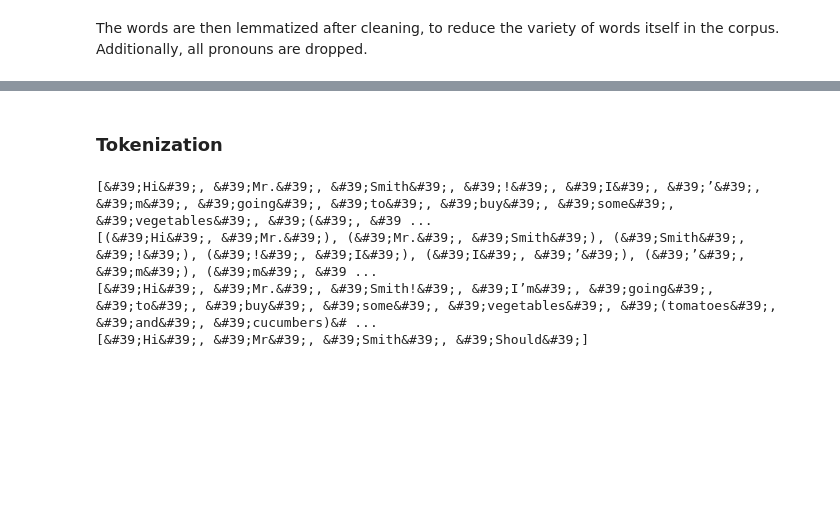
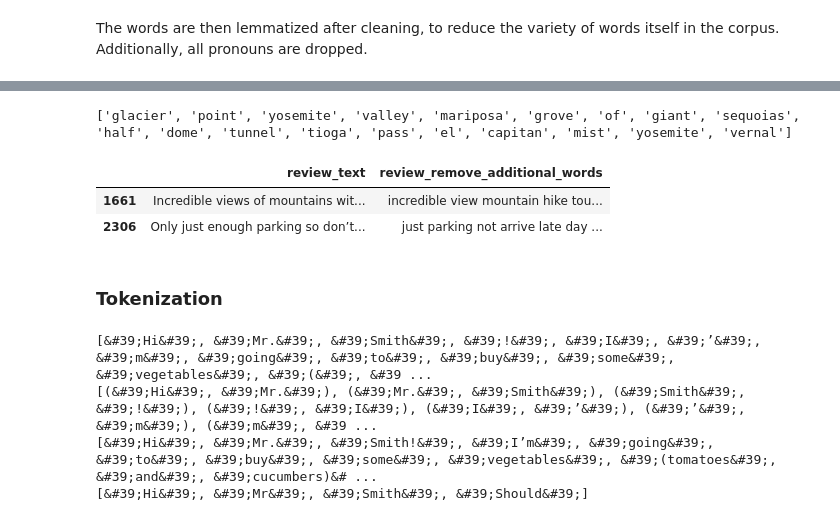
Before and after one commit to navish92/Trip_Advisor_National_Parks, a Jupyter notebook: 2-NLP_Preprocessing.ipynb, the cells around one changed output, grey strips where cells are left out. Drawn from its saved outputs; the diff is of its cells as text; code cells hidden in the pictures; blank space fills up the shorter version.

```diff
--- a/2-NLP_Preprocessing.ipynb
+++ b/2-NLP_Preprocessing.ipynb
@@ -113,0 +167,32 @@ small_words = [w for w in words_count if len(w) < 4]
+# %%
+landmarks = df.attraction_name.unique().tolist()
+landmark_string = " ".join(landmarks)
+landmark_words = landmark_string.lower().split()
+
+landmark_words.remove('trail')
+landmark_words.remove('view')
+landmark_words.remove('falls')
+landmark_words.remove('fall')
+
+print(landmark_words)
+# %% [output]
+['glacier', 'point', 'yosemite', 'valley', 'mariposa', 'grove', 'of', 'giant', 'sequoias', 'half', 'dome', 'tunnel', 'tioga', 'pass', 'el', 'capitan', 'mist', 'yosemite', 'vernal']
+# %%
+# anchor = ['great', 'beautiful','amazing', 'fall', 'falls']
+
+additional_removal_words = ['washburn', 'lower', 'upper', 'worth', 'muir', 'john', 'sentinel', \
+                            'columbia',  'nevada', 'vernall', 'park', 'national', 'think', 'want', \
+                            'feel', 'thing', 'say', 'year', 'pm', 'bridal' , 'like', 'veil', 'bit', 'san' , \
+                            'redwood', 'sequoia', 'wawona', 'toulumne', 'tahoe', 'tenaya', 'lee',\
+                           'meadow', 'olmstead', 'pass', 'elcapitan' , 'tuolumne']
+
+
+additional_removal_words.extend(landmark_words)
+
+df['review_remove_additional_words'] = df.review_remove_stop_words.map(lambda x: remove_stopwords(x, additional_removal_words ))
+
+df[['review_text', 'review_remove_additional_words']].sample(2)
+# %% [output]
+|  | review_text | review_remove_additional_words |
+| 1661 | Incredible views of mountains wit... | incredible view mountain hike tou... |
+| 2306 | Only just enough parking so don’t... | just parking not arrive late day ... |
```
Also changed, not shown: parts of 18 cells of this notebook, 8 other files.
